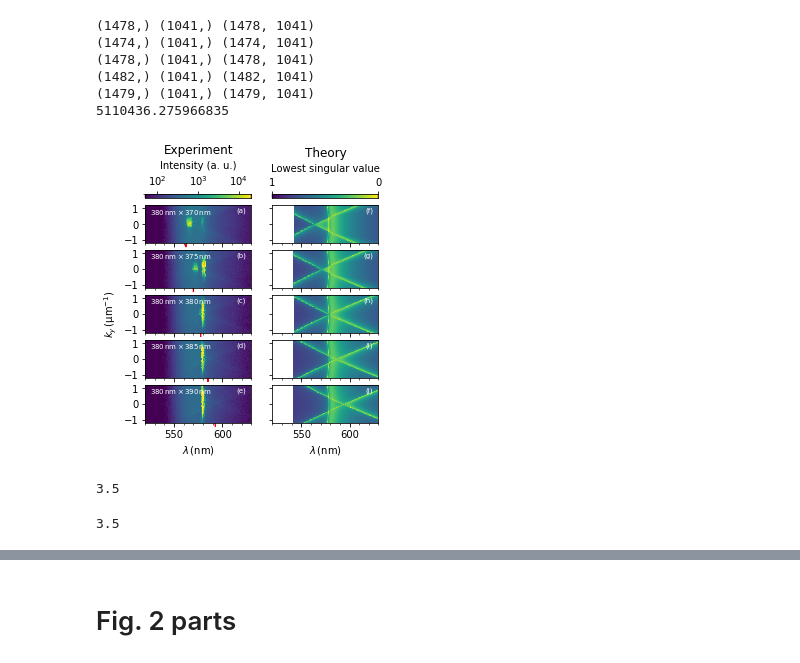
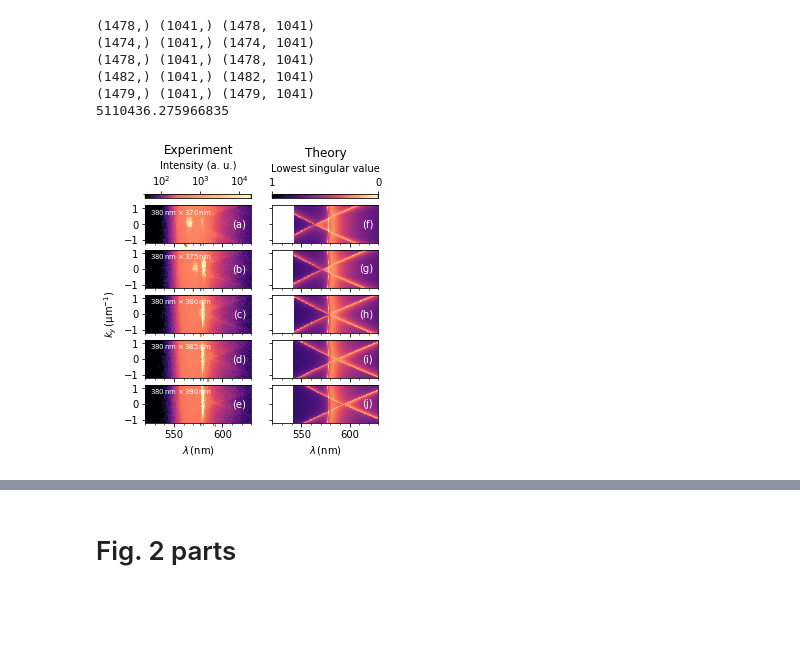
Before and after one commit to texnokrates/qpms-ipynotebooks, a Jupyter notebook: SaraRect/paperfigs.ipynb, the cells around one changed output, grey strips where cells are left out. Drawn from its saved outputs; the diff is of its cells as text; code cells hidden in the pictures; blank space fills up the shorter version.

```diff
--- a/SaraRect/paperfigs.ipynb
+++ b/SaraRect/paperfigs.ipynb
@@ -42,6 +123,8 @@ dispsim2d_files = ["/m/phys/project/qd/Marek/dispdata/SaraRect_lMax3MieInterp42n
 
 # Sara's measurement wavelength file
 measurent_wl_nm_file = '/u/46/necadam1/unix/project/SaraRect/measurement/measurement_wavelengths_nm'
+
+fluences_mJ_per_sq_cm_file = '/u/46/necadam1/unix/project/SaraRect/fluences'
 
 # Sara's intensity data; TODO
 lasingdatafile_infixi = [('380x370-0pol-_PD',
@@ -61,9 +144,11 @@ lasingdatafile_infixi = [('380x370-0pol-_PD',
             '380x390_PD'),
 ]
 lasingdatafile_prefix = '/u/46/necadam1/unix/project/SaraRect/measurement/'
-intensityfile = '14'
-
-lasingdatafile_postfix = '/%s.csv' % intensityfile
+#intensityfile = '14'
+intensityindex_lasing = 13
+intensity_indices = [i for i in range(15)]
+#lasingdatafile_postfix = '/%s.csv' % intensityfile
+lasingdatafile_postfixes = ['/%02d.csv' % (i+1) for i in intensity_indices]
 
 numap = 0.3
 p0 = 200
@@ -80,6 +165,12 @@ dimension_labels = ['$380\\,\\mathrm{nm}\\times 370\\,\\mathrm{nm}$',
 ]
 
 pyarrow_lambdas_nm = 1.52 * np.array([370,375,380,385,390])
+
+
+#colormap preload
+colormapfile='/u/46/necadam1/unix/project/SaraRect/custom_coldWarm.mat'
+thecmarray=loadmat(colormapfile)['custom_coldWarm']
+#thecm = matplotlib.colors.ListedColormap(thecmarray, name='custom_coldWarm', N=None)
 # %%
 # load and process the simulation data
 dispsim2d_plotdata = list()
@@ -145,10 +266,18 @@ print(np.amax(wavevectors))
 5110436.275966835
 # %%
 # the plot
+
+
+thecm = remap_colormaplist(plt.cm.magma, [0,0.3,1], [0,  0.7, 1])
+theorycm = 'magma'
+
+cmnote = thecm if isinstance(thecm, str) else thecm.name
+
 f = plt.figure(1, (4, 4.5))
 theory_cbnorm = Normalize(vmin=0, vmax=1, clip=False)
 #experiment_cbnorm = Normalize(vmin=0, vmax=clipint, clip=True)
-experiment_cbnorm = matplotlib.colors.LogNorm(vmin=50, clip=True)
+experiment_cbnorm = matplotlib.colors.LogNorm(vmin=40#50
+                                              , clip=True)
 axes1 = ImageGrid(#cf. https://matplotlib.org/tutorials/toolkits/axes_grid.html
                  f, 121,  # similar to subplot(111)
                  nrows_ncols=(5, 1),  # creates 5x2 grid of axes
@@ -183,17 +312,21 @@ for i in range(nrow):
     ax.tick_params(axis='y', which='major', labelleft=False)
     ax.xaxis.set_minor_locator(MultipleLocator(10))
     ax.set_xlabel('$\\lambda\,(\\mathrm{nm})$')
+
+    #ax.set_xlabel('wavelength (nm)')
     ax.set_yticks([-1,0,1])
     #ax.set_ylabel('$k_y/\\mathrm{\\mu m^{-1}}$')
-    im = ax.pcolormesh(make_meshnodes(lambdas_nm), make_meshnodes(ks)/1e6, 1- leastSVs.T, rasterized=True, norm=theory_cbnorm)
+    im = ax.pcolormesh(make_meshnodes(lambdas_nm), make_meshnodes(ks)/1e6, 1- leastSVs.T, rasterized=True, norm=theory_cbnorm,cmap=theorycm)
     ax.xaxis.set_major_formatter(matplotlib.ticker.ScalarFormatter())
-    ax.text(xrange_nm[0]+0.95*(xrange_nm[1]-xrange_nm[0]),
-            yrange_invum[0]+0.95*(yrange_invum[1]-yrange_invum[0]),
-            '(%c)' % (102+i), # 'f' + i in asci
+    ax.text(0.95,0.5,
+            #xrange_nm[0]+0.95*(xrange_nm[1]-xrange_nm[0]),
+            #yrange_invum[0]+0.95*(yrange_invum[1]-yrange_invum[0]),
+            '(%c)' % (102+i), # 'a' + i in asci
             horizontalalignment='right',
-            verticalalignment='top',
+            verticalalignment='center',
+            transform=ax.transAxes,
             color='white',
-            fontsize = 'x-small'
+            #fontsize = 'x-small'
            )
 axes2.cbar_axes[0].colorbar(im)
 axes2.cbar_axes[0].set_xticks([0,1])
@@ -205,66 +338,66 @@ axes2.cbar_axes[0].set_title('Theory', pad = 7)
 for i in range(nrow):
     ax = axes1[i]#axes[2*i+0]
     ax.set_xlabel('$\\lambda\,(\\mathrm{nm})$')
+    #ax.set_xlabel('wavelength (nm)')
     ax.set_xlim(xrange_nm)
     ax.set_ylim(yrange_invum)
     ax.xaxis.set_minor_locator(MultipleLocator(10))
     ax.set_yticks([-1,0,1])
     if i == 2: ax.set_ylabel('$k_y\\,(\\mathrm{\\mu m^{-1}})$')
-    lambdas_nm, ks, intensity, _ = measuredata[i][2] # 2 = no polarisation
+    lambdas_nm, ks, intensity, _ = measuredata[intensityindex_lasing][i][2] # 2 = no polarisation
     triang = tri.Triangulation(np.broadcast_to(lambdas_nm[:,ň], ks.shape).flatten()[::preview_roughness], ks.flatten()[::preview_roughness]/1e6)
-    im = ax.tripcolor(triang, intensity.flatten()[::preview_roughness], rasterized=True, norm=experiment_cbnorm
+    im = ax.tripcolor(triang, intensity.flatten()[::preview_roughness], rasterized=True, norm=experiment_cbnorm, cmap=thecm
                      )
     #interp_intensity = interp2d(np.broadcast_to(lambdas_nm[:,ň], ks.shape).flatten(), ks.flatten(), intensity.flatten(), fill_value = np.nan)
     #plotlambdas_nm = np.linspace(*xrange_nm, 500)[:,ň]
     #plotks_invum = np.linspace(-1,1,400)[ň,:]
     #plotintensity = interp_intensity(plotlambdas_nm, plotks_invum)
     #im = ax.pcolormesh(plotlambdas_nm, ploks_invum, plotintensity, rasterized=true)
-    ax.text(xrange_nm[0]+0.05*(xrange_nm[1]-xrange_nm[0]),
-            yrange_invum[0]+0.95*(yrange_invum[1]-yrange_invum[0]),
+    ax.text(0.05,0.95,
+            #xrange_nm[0]+0.05*(xrange_nm[1]-xrange_nm[0]),
+            #yrange_invum[0]+0.95*(yrange_invum[1]-yrange_invum[0]),
             dimension_labels[i],
             horizontalalignment='left',
             verticalalignment='top',
+            transform=ax.transAxes,
             color='white',
             fontsize = 'x-small'
            )
-    ax.text(xrange_nm[0]+0.95*(xrange_nm[1]-xrange_nm[0]),
-            yrange_invum[0]+0.95*(yrange_invum[1]-yrange_invum[0]),
+    ax.text(
+            0.95,0.5,
+            #xrange_nm[0]+0.95*(xrange_nm[1]-xrange_nm[0]),
+            #yrange_invum[0]+0.95*(yrange_invum[1]-yrange_invum[0]),
             '(%c)' % (97+i), # 'a' + i in asci
             horizontalalignment='right',
-            verticalalignment='top',
+            verticalalignment='center',
+            transform=ax.transAxes,
             color='white',
-            fontsize = 'x-small'
+            #fontsize = 'x-small'
            )
-    ax.arrow(pyarrow_lambdas_nm[i], yrange_invum[0], 0, (yrange_invum[0]-yrange_invum[1])*.08, head_starts_at_zero=True, width=0.01, clip_on=False, color='r')
+    #ax.axhline(y=0.5, xmin=0.0, xmax=1.0, color='r')
+    ax.arrow(pyarrow_lambdas_nm[2], yrange_invum[0], 0, (yrange_invum[0]-yrange_invum[1])*.05, head_starts_at_zero=True, width=0.01, clip_on=False, color=colorcycle[0])
+    ax.arrow(pyarrow_lambdas_nm[i], yrange_invum[0], 0, (yrange_invum[0]-yrange_invum[1])*.08, head_starts_at_zero=True, width=0.01, clip_on=False, color=colorcycle[1])
 axes1.cbar_axes[0].colorbar(im)
 #axes1.cbar_axes[0].xaxis.set_major_locator(matplotlib.ticker.LogLocator(base=10.0, subs=(.2, ), numdecs=1, numticks=5))
 #axes1.cbar_axes[0].set_xticks([])
 #axes1.cbar_axes[0].xaxis.set_major_formatter(matplotlib.ticker.NullFormatter())
 #axes1.cbar_axes[0].yaxis.set_major_formatter(matplotlib.ticker.NullFormatter())
 #axes1.cbar_axes[0].xaxis.set_minor_formatter(matplotlib.ticker.NullFormatter())
 # Without this, some fscked up labels on the left...
 axes1.cbar_axes[0].yaxis.set_minor_formatter(matplotlib.ticker.NullFormatter())
 
 axes1.cbar_axes[0].xaxis.set_major_formatter(matplotlib.ticker.LogFormatterMathtext(base=10.0))
 axes1.cbar_axes[0].xaxis.set_major_locator(matplotlib.ticker.LogLocator(base=10.0, subs=(1.0, ), numdecs=1, numticks=5))
 #axes1.cbar_axes[0].set_xticks([0,clipint])
 #axes1.cbar_axes[0].set_xticklabels(['0','max'])
 axes1.cbar_axes[0].set_xlabel("Intensity (a. u.)",
                               labelpad = 4.7
                              )
 axes1.cbar_axes[0].set_title('Experiment',
                             pad = 7)
 
 f.subplots_adjust(left=0.15, right=0.96, top=0.83)
-f.savefig("figs/Fig3_Marek%s_base10.pdf"%intensityfile, dpi=600)
+f.savefig("figs/Fig3_Marek%s_base10_%scm_comm.pdf"%(intensityfile, cmnote), dpi=300)
 #f.savefig("figs/test.png", dpi=1200)
 # %% [output]
-[figure, old version]
+[figure, new version]
-# %%
-axes2.cbar_axes[0].xaxis.get_tick_padding()
-# %% [output]
-3.5
-# %%
-axes1.cbar_axes[0].xaxis.get_tick_padding()
-# %% [output]
-3.5
```
Also changed, not shown: parts of 16 cells of this notebook.
